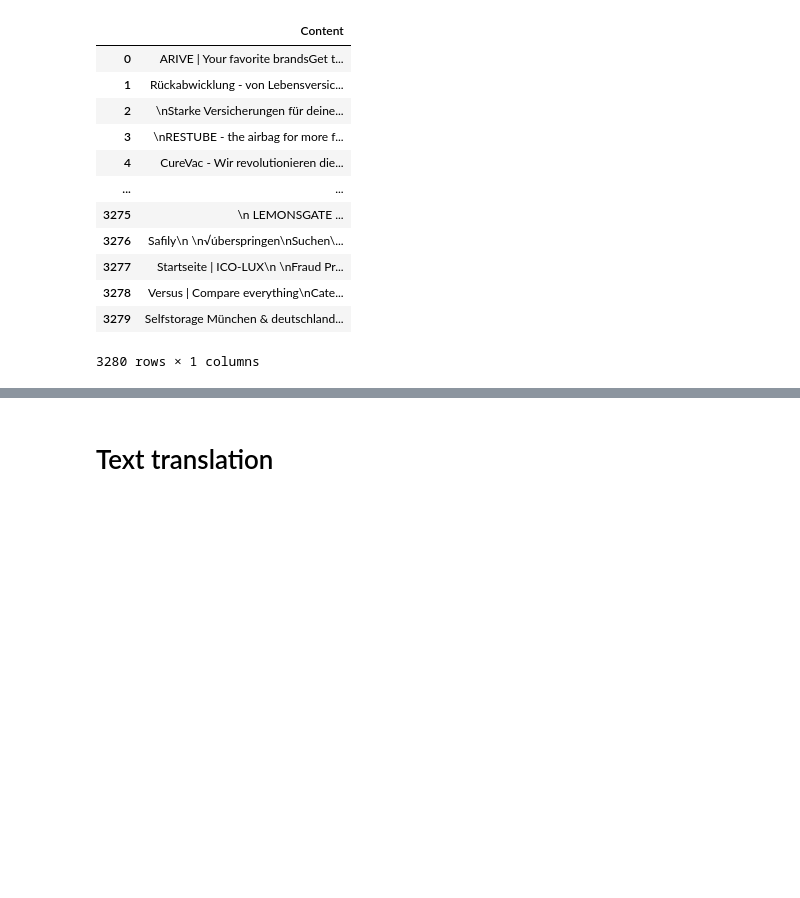
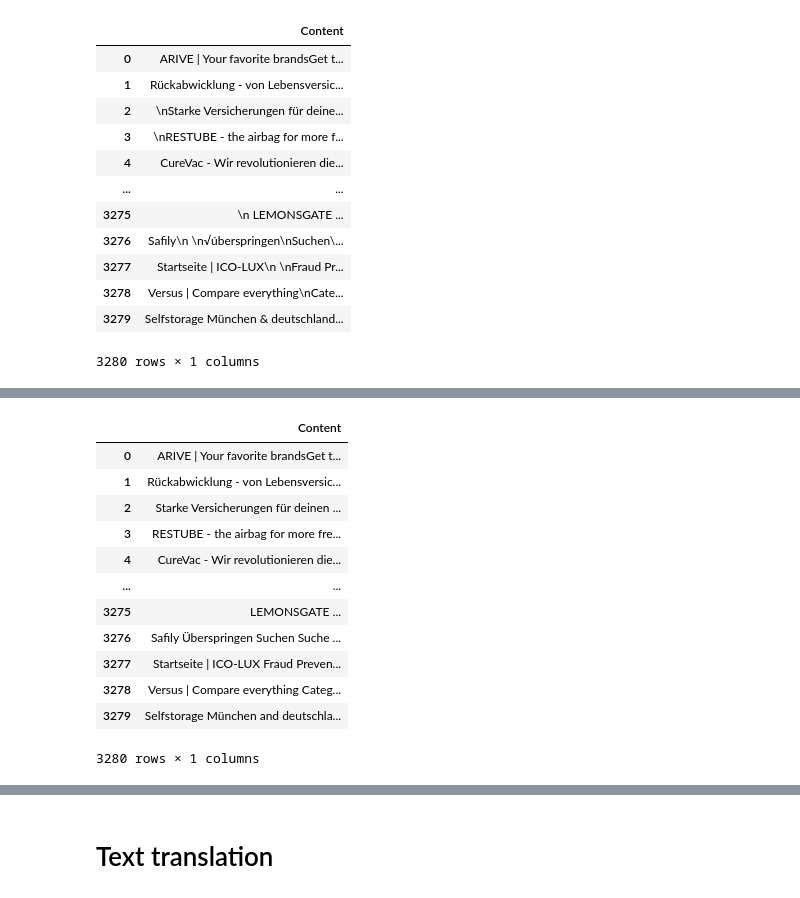
Before and after one commit to AleksandarIlievski/startup-clustering, a Jupyter notebook: notebooks/patrick_preprocessing.ipynb, the cells around one changed output, grey strips where cells are left out. Drawn from its saved outputs; the diff is of its cells as text; code cells hidden in the pictures; blank space fills up the shorter version.

```diff
--- a/notebooks/patrick_preprocessing.ipynb
+++ b/notebooks/patrick_preprocessing.ipynb
@@ -53,0 +90,18 @@ df
+# %%
+#test result and store the result in another dataframe
+df_result = df.copy(deep=True)
+df_result
+# %% [output]
+|  | Content |
+| 0 | ARIVE | Your favorite brandsGet t... |
+| 1 | Rückabwicklung - von Lebensversic... |
+| 2 | Starke Versicherungen für deinen ... |
+| 3 | RESTUBE - the airbag for more fre... |
+| 4 | CureVac - Wir revolutionieren die... |
+| ... | ... |
+| 3275 | LEMONSGATE ... |
+| 3276 | Safily Überspringen Suchen Suche ... |
+| 3277 | Startseite | ICO-LUX Fraud Preven... |
+| 3278 | Versus | Compare everything Categ... |
+| 3279 | Selfstorage München and deutschla... |
+3280 rows × 1 columns
```
Also changed, not shown: parts of 17 cells of this notebook.
